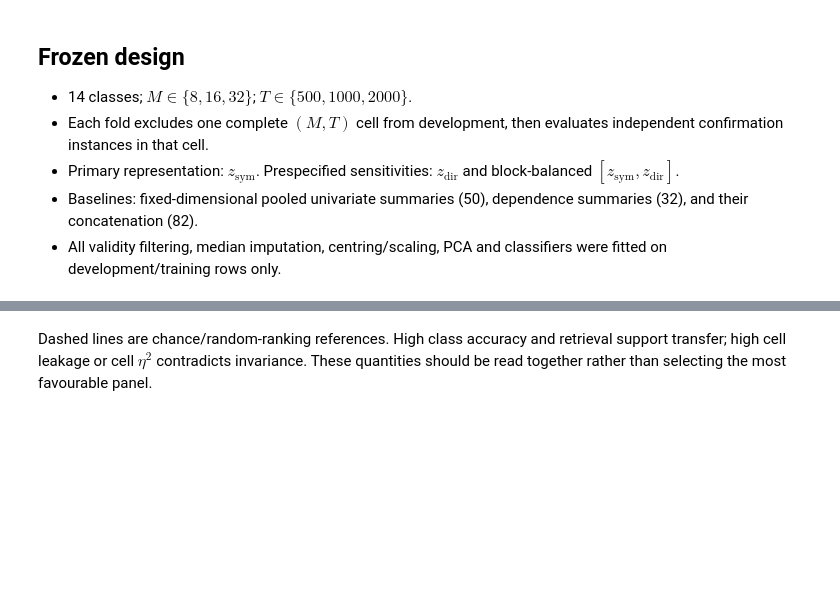
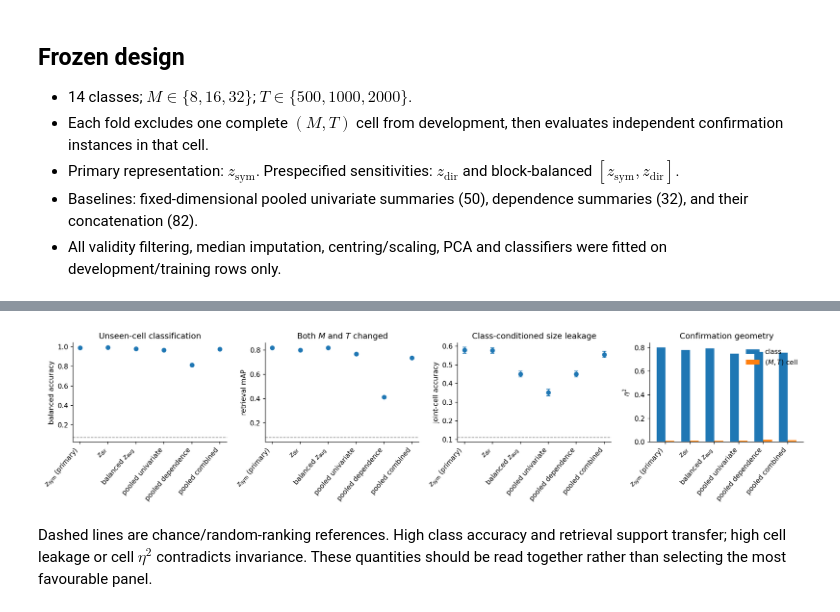
Before and after one commit to willedibam/mts-spi-study-cluster, a Jupyter notebook: notebooks/embeddings/proof_cross_mt_transfer_260824.ipynb, the cells around one changed output, grey strips where cells are left out. Cells and saved outputs as stored; diff of their text form; code cells hidden in the pictures; blank space fills up the shorter version.

```diff
--- a/notebooks/embeddings/proof_cross_mt_transfer_260824.ipynb
+++ b/notebooks/embeddings/proof_cross_mt_transfer_260824.ipynb
@@ -32,15 +35,20 @@ print(f"development={manifest['rows']:,}; confirmation={result['rows']:,}; schem
 - All validity filtering, median imputation, centring/scaling, PCA and classifiers were fitted on development/training rows only.
 # %%
 display_names = {
-    "sym": r"$z_{sym}$ (primary)",
-    "dir": r"$z_{dir}$",
-    "augmented_balanced": r"balanced $z_{aug}$",
+    "sym": r"$z_{\mathrm{sym}}$ (primary)",
+    "dir": r"$z_{\mathrm{dir}}$",
+    "augmented_balanced": r"balanced $z_{\mathrm{aug}}$",
     "pooled_univariate": "pooled univariate",
     "pooled_dependence": "pooled dependence",
     "pooled_combined": "pooled combined",
 }
+names = [
+    "sym", "dir", "augmented_balanced",
+    "pooled_univariate", "pooled_dependence", "pooled_combined",
+]
 rows = []
-for name, values in result["results"].items():
+for name in names:
+    values = result["results"][name]
     rows.append({
         "representation": display_names[name],
         "balanced_accuracy": values["classification"]["balanced_accuracy"]["estimate"],
@@ -56,5 +105,4 @@ summary
 # %%
-names = list(result["results"])
 x = np.arange(len(names))
 fig, axes = plt.subplots(1, 4, figsize=(16, 3.8), dpi=150)
 
@@ -67,33 +115,35 @@ def estimate_and_error(path):
         estimates.append(node["estimate"])
         lo, hi = node["confidence_interval"]
         errors.append((node["estimate"] - lo, hi - node["estimate"]))
     return np.asarray(estimates), np.asarray(errors).T
 
 ba, ba_err = estimate_and_error(["classification", "balanced_accuracy"])
 hard_map, map_err = estimate_and_error(["retrieval", "both_M_and_T_changed", "mean_average_precision"])
 leakage, leak_err = estimate_and_error(["size_leakage", "cell"])
 class_eta = [result["results"][name]["geometry"]["class_eta_squared"] for name in names]
 cell_eta = [result["results"][name]["geometry"]["cell_eta_squared"] for name in names]
 
 axes[0].errorbar(x, ba, yerr=ba_err, fmt="o", capsize=3)
 axes[0].axhline(1/14, color="0.5", ls="--", lw=1)
 axes[0].set(title="Unseen-cell classification", ylabel="balanced accuracy")
 axes[1].errorbar(x, hard_map, yerr=map_err, fmt="o", capsize=3)
 axes[1].axhline(result["results"]["sym"]["retrieval"]["both_M_and_T_changed"]["random_ranking_null"]["mean_average_precision"], color="0.5", ls="--", lw=1)
 axes[1].set(title="Both $M$ and $T$ changed", ylabel="retrieval mAP")
 axes[2].errorbar(x, leakage, yerr=leak_err, fmt="o", capsize=3)
 axes[2].axhline(1/9, color="0.5", ls="--", lw=1)
 axes[2].set(title="Class-conditioned size leakage", ylabel="joint-cell accuracy")
 width = 0.36
 axes[3].bar(x-width/2, class_eta, width, label="class")
 axes[3].bar(x+width/2, cell_eta, width, label="$(M,T)$ cell")
 axes[3].set(title="Confirmation geometry", ylabel=r"$\eta^2$")
 axes[3].legend(frameon=False)
 for ax in axes:
     ax.set_xticks(x, [display_names[name] for name in names], rotation=50, ha="right")
     ax.spines[["top", "right"]].set_visible(False)
 fig.tight_layout()
 plt.show()
+# %% [output]
+[figure, added]
 # %% [markdown]
 Dashed lines are chance/random-ranking references. High class accuracy and retrieval support transfer; high cell leakage or cell $\eta^2$ contradicts invariance. These quantities should be read together rather than selecting the most favourable panel.
 # %%
```
Also changed, not shown: parts of 5 cells of this notebook, 5 other files.
